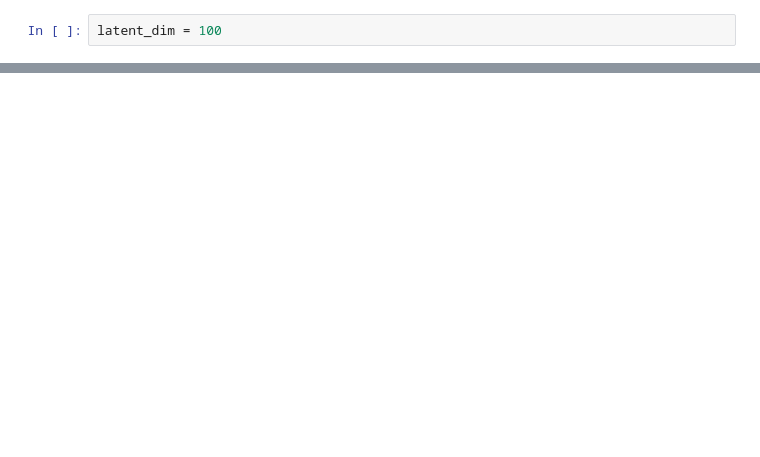
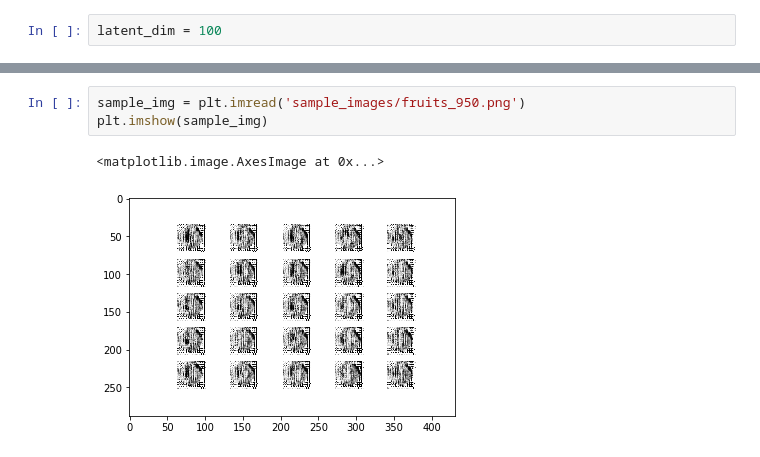
Before and after one commit to jmharkins/fruits-ml, a Jupyter notebook: wgan-fruit.ipynb, the cells around one changed output, grey strips where cells are left out. Saved outputs shown, nothing was run; the diff lists cells and outputs as text; blank space fills up the shorter version.

```diff
--- a/wgan-fruit.ipynb
+++ b/wgan-fruit.ipynb
@@ -226,0 +244,6 @@ test_gan.train(epochs=5,X_train=train_images, batch_size=100)
+# %%
+sample_img = plt.imread('sample_images/fruits_950.png')
+plt.imshow(sample_img)
+# %% [output]
+<matplotlib.image.AxesImage at 0x...>
+[figure, added]
```
Also changed, not shown: parts of 6 cells of this notebook.
